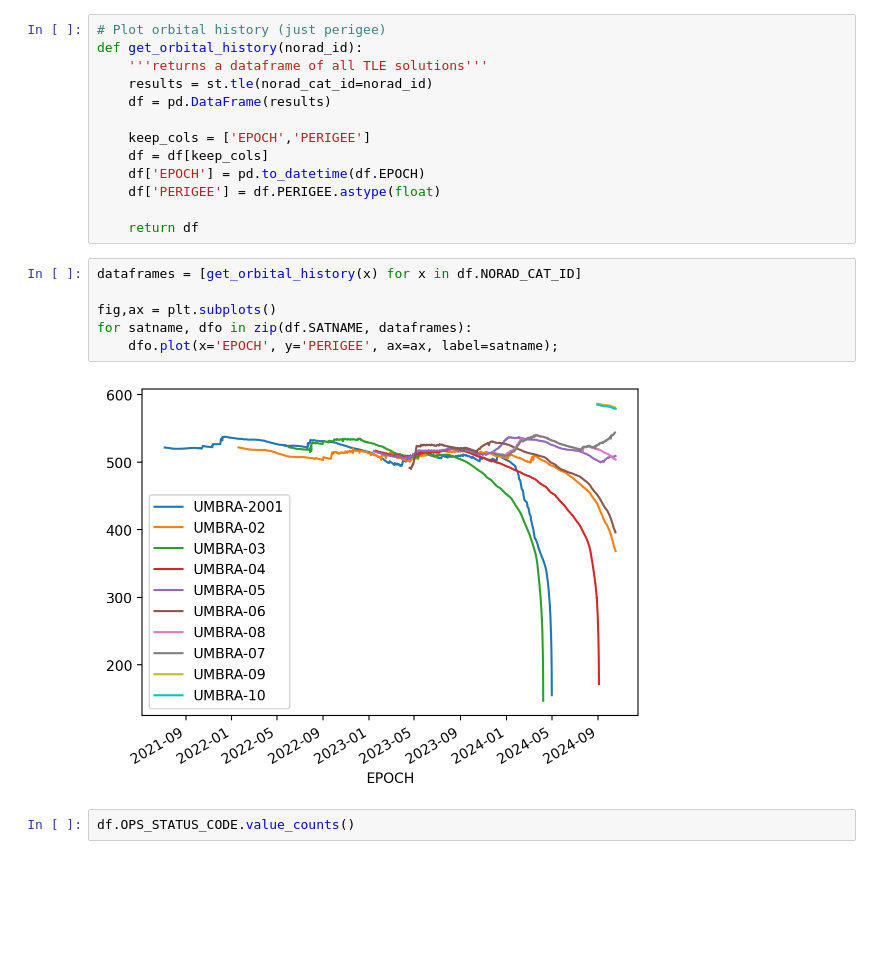
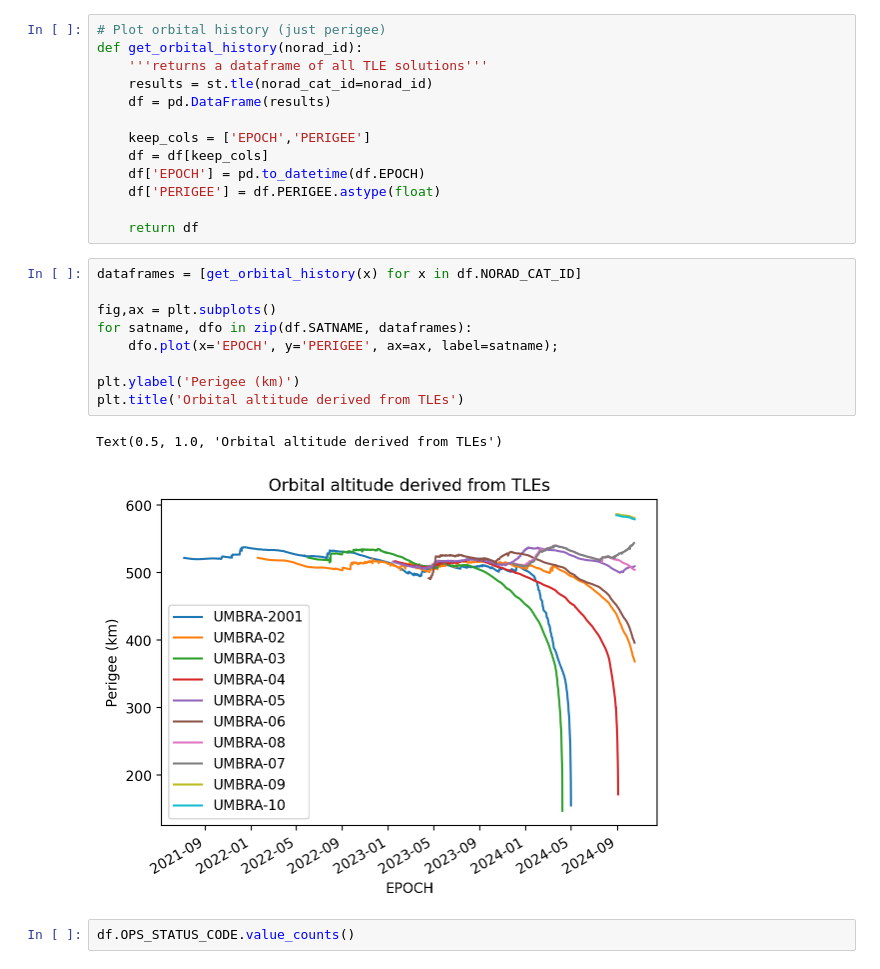
Before and after one commit to huskysar/umbra, a Jupyter notebook: notebooks/spacetrack.ipynb, the cells around one changed output. Saved outputs shown, nothing was run; the diff lists cells and outputs as text; blank space fills up the shorter version.

```diff
--- a/notebooks/spacetrack.ipynb
+++ b/notebooks/spacetrack.ipynb
@@ -67,11 +67,15 @@ def get_orbital_history(norad_id):
 # %%
 dataframes = [get_orbital_history(x) for x in df.NORAD_CAT_ID]
 
 fig,ax = plt.subplots()
 for satname, dfo in zip(df.SATNAME, dataframes):
     dfo.plot(x='EPOCH', y='PERIGEE', ax=ax, label=satname);
+
+plt.ylabel('Perigee (km)')
+plt.title('Orbital altitude derived from TLEs')
 # %% [output]
+Text(0.5, 1.0, 'Orbital altitude derived from TLEs')
-[figure, old version]
+[figure, new version]
 # %%
 df.OPS_STATUS_CODE.value_counts()
 # %% [output]
```
Also changed, not shown: parts of 1 cell of this notebook, 1 other file.
